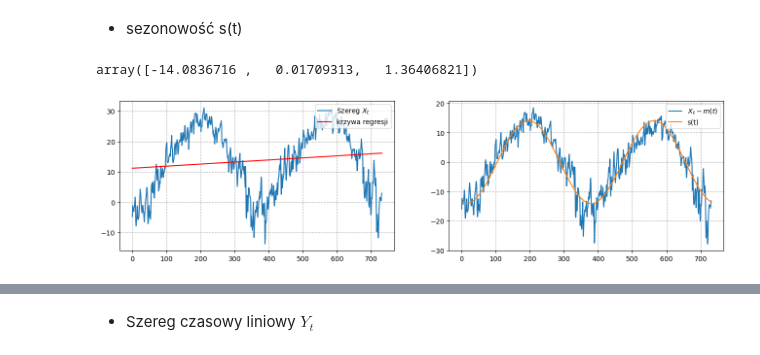
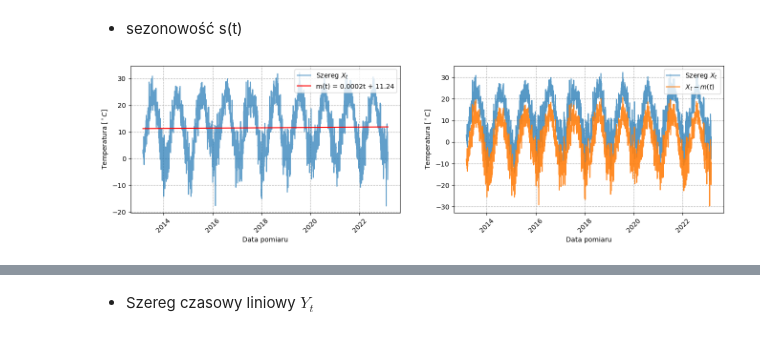
Before and after one commit to MagdalenaSudol/Model_ARMA, a Jupyter notebook: raport.ipynb, the cells around one changed output, grey strips where cells are left out. Drawn from its saved outputs; the diff is of its cells as text; code cells hidden in the pictures.

```diff
--- a/raport.ipynb
+++ b/raport.ipynb
@@ -86 +101,3 @@ datetime = data_clean['datetime']
+# %%
+Xt = temp.values
 # %%
@@ -150,7 +167,3 @@ def partialautocor(x, h):
         phi_k = np.linalg.solve(gamma_matrix, gamma_vector)
         pacf[k] = phi_k[-1]
     return pacf
-# %%
-Xt = windspeed.values
-Xt= Xt[Xt <= 40]
-h = 40
@@ -212,12 +247,12 @@ $$ X_t = m(t) + s(t) + Y(t)  $$
 # %% [markdown]
 - trend m(t)
 # %%
-n = len(Xt)
-t = np.linspace(0, n, n)
+xs_n = len(Xt)
+t = np.linspace(0, xs_n, xs_n)
 m_fit = np.polyfit(t, Xt, 1)
 mt = np.polyval(m_fit, t)
 # %%
-delta_Xtm = Xt - mt
+Xt_without_trend = Xt - mt
 # %% [markdown]
 - sezonowość s(t)
 # %%
@@ -235,23 +270,26 @@ a_fit, b_fit, c_fit = params
 st = s_func_para(t, a_fit, b_fit, c_fit)
-# %%
-params
-# %% [output]
-array([-14.0836716 ,   0.01709313,   1.36406821])
 # %%
 plt.figure(figsize=(16,4))
 
 plt.subplot(1,2,1)
-plt.plot(t, Xt, label = 'Szereg $X_t$')
-plt.plot(t, mt, color = 'red', label = 'krzywa regresji')
+plt.plot(time, Xt, alpha = 0.7, label = 'Szereg $X_t$')
+plt.plot(time, mt, color = 'red', label = f'm(t) = {m_fit[0]:.4f}t + {round(m_fit[1],2)}')
+plt.xlabel('Data pomiaru')
+plt.ylabel('Temperatura [$^\\circ C$]')
+plt.xticks(rotation = 45)
 plt.legend(loc = 'upper right')
 plt.grid(True, linestyle='--')
 
 plt.subplot(1,2,2)
-plt.plot(t, delta_Xtm, label = '$X_t - m(t) $')
-plt.plot(t, st, label = 's(t)')
+plt.plot(time, Xt, alpha = 0.75, label = 'Szereg $X_t$')
+plt.plot(time, Xt_without_trend, alpha = 0.9, label = '$X_t - m(t)$')
+plt.xlabel('Data pomiaru')
+plt.ylabel('Temperatura [$^\\circ C$]')
+plt.xticks(rotation = 45)
 plt.legend(loc = 'upper right')
 plt.grid(True, linestyle='--')
 
+plt.savefig('Xt_without_trend.png', bbox_inches='tight')
 plt.show()
 # %% [output]
-[figure, old version]
+[figure, new version]
```
Also changed, not shown: parts of 121 cells of this notebook, 10 other files.
